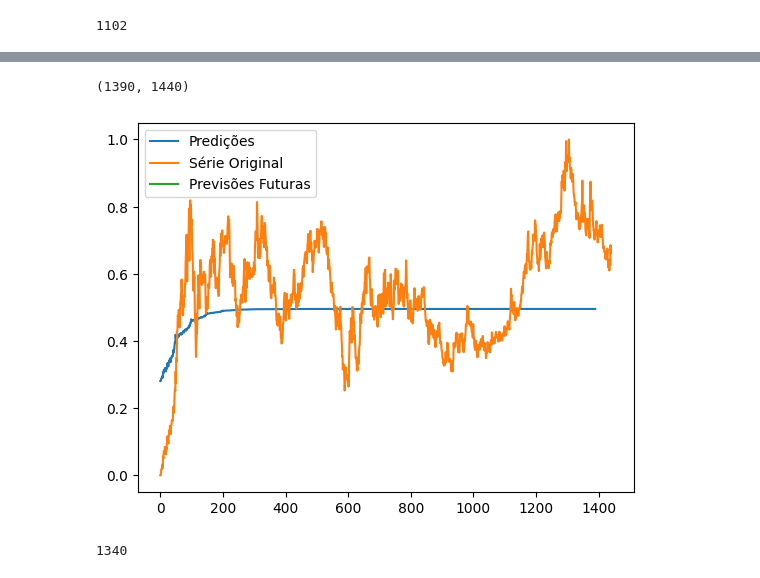
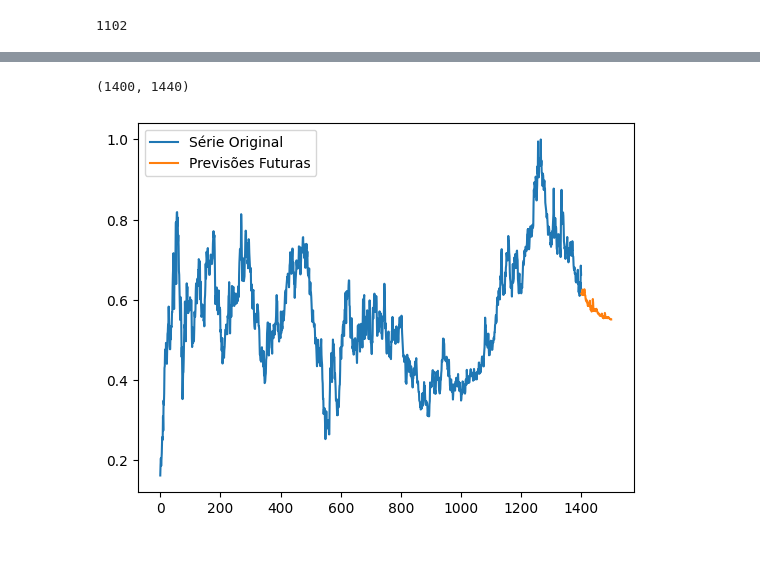
Before and after one commit to kaladabrio2020/livro-aprendizado-de-maquina-sklearn-keras-tf, a Jupyter notebook: Parte II-Redes Neurais e Aprendizado Profundo/Capítulo 15 - Series Temporais/exemplos.ipynb, the cells around one changed output, grey strips where cells are left out. Saved outputs shown, nothing was run; the diff lists cells and outputs as text; code cells hidden in the pictures.

Commit message:
Estudos - cap 15 Atualizando readme e estudos

```diff
--- a/Parte II-Redes Neurais e Aprendizado Profundo/Capítulo 15 - Series Temporais/exemplos.ipynb
+++ b/Parte II-Redes Neurais e Aprendizado Profundo/Capítulo 15 - Series Temporais/exemplos.ipynb
@@ -95,10 +95,10 @@ test  = series[train_index:]
 
 # Create Timeseries Generators
 train_generator = TimeseriesGenerator(
-    train, train, length=50, batch_size=32
+    train, train, length=40, batch_size=32
 )
 test_generator = TimeseriesGenerator(
-    test, test, length=50, batch_size=32
+    test, test, length=40, batch_size=32
 )
 
 total = TimeseriesGenerator(
@@ -158,29 +150,38 @@ janela_tempo = 50
 # %%
-predicoes = []
+predicoes_completas = []
+
+# Predições no treino
+janela_tempo = 40
+
 entrada_atual = series[:janela_tempo]
-for i in range(len(series) - janela_tempo):
+
+
+for i in range(len(series)-40):
     pred = model.predict(entrada_atual.reshape(1, janela_tempo, 1), verbose=0)
-    predicoes.append(pred[0, 0])
-    entrada_atual = np.append(entrada_atual[1:], pred[0, 0])
+    predicoes_completas.append(pred[0, 0])
+    entrada_atual = np.append(entrada_atual[1:], series[i + janela_tempo])
 # %%
 entrada_atual = series[-janela_tempo:]
 
 predicoes_futuro = []
-for _ in range(1):
+for _ in range(100):
     pred = model.predict(entrada_atual.reshape(1, janela_tempo, 1), verbose=0)
     predicoes_futuro.append(pred[0, 0])
 
     entrada_atual = np.append(entrada_atual[1:], pred[0, 0])
     entrada_atual = entrada_atual[-janela_tempo:]
 # %%
-len(predicoes), len(series)
+len(predicoes_completas), len(series)
 # %% [output]
-(1390, 1440)
+(1400, 1440)
+# %%
+ultimo_indice_real = len(series[40:]) - 1
+indices_futuros = np.arange(ultimo_indice_real + 1, ultimo_indice_real + 1 + 100)
 # %%
-plt.plot(predicoes, label='Predições')
-plt.plot(series, label='Série Original')
-plt.plot(range(len(series), len(series) + len(predicoes_futuro)), predicoes_futuro, label='Previsões Futuras')
+plt.plot(predicoes_completas, label='Predições')
+plt.plot(series[40:], label='Série Original')
+plt.plot(indices_futuros, predicoes_futuro, label='Previsões Futuras')
 plt.legend()
 plt.show()
 # %% [output]
-[figure, old version]
+[figure, new version]
@@ -190,4 +187,0 @@ test = model.predict(test_generator, verbose=0)[:, 0, 0]
-# %%
-train.shape[0] + test.shape[0]
-# %% [output]
-1340
```
Also changed, not shown: parts of 23 cells of this notebook, 2 other files.
